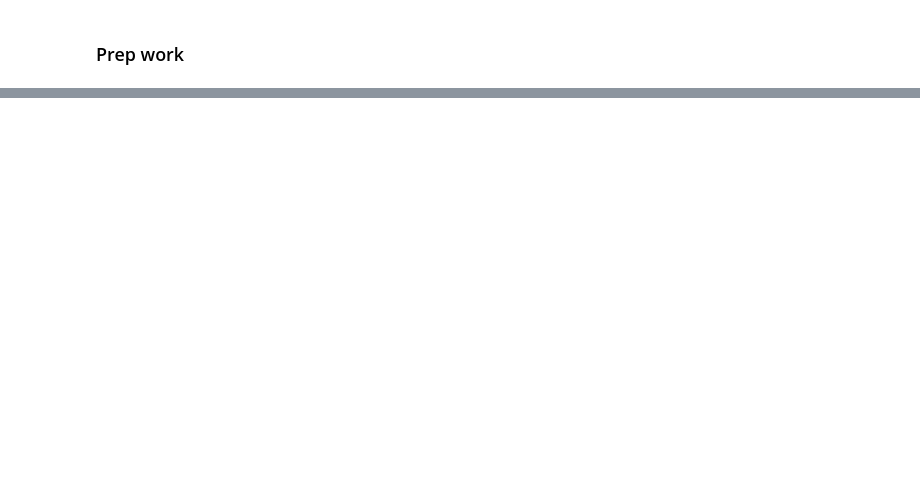
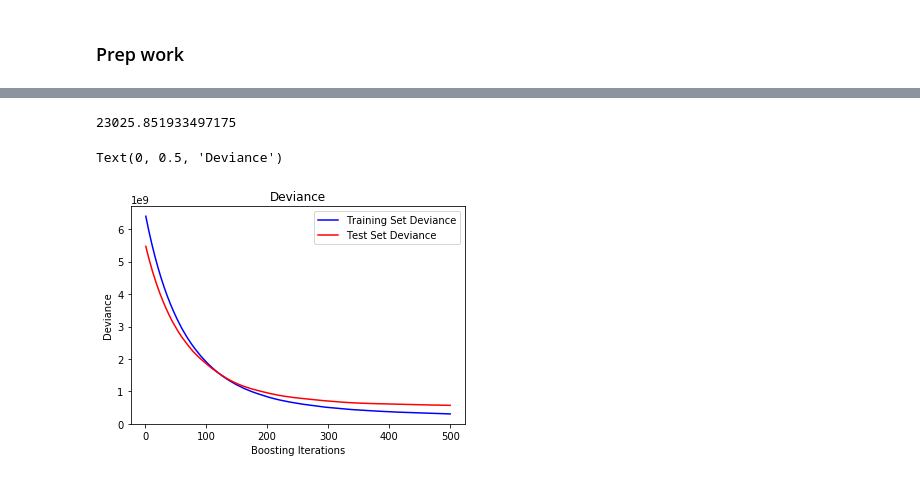
Before and after one commit to Phoebe0222/MLSA-workshops-2020-student, a Jupyter notebook: supervised-learning/workshop-SL02-Regression.ipynb, the cells around one changed output, grey strips where cells are left out. Saved outputs shown, nothing was run; the diff lists cells and outputs as text; code cells hidden in the pictures; blank space fills up the shorter version.

```diff
--- a/supervised-learning/workshop-SL02-Regression.ipynb
+++ b/supervised-learning/workshop-SL02-Regression.ipynb
@@ -37,0 +408,26 @@ Apart from single output regression, there is a more difficult regression proble
+# %%
+# Plot training deviance
+# compute test set deviance
+params = {'n_estimators': 500, 'min_samples_split': 2,
+          'learning_rate': 0.01, 'loss': 'ls'}
+gb = GradientBoostingRegressor(**params)
+gb.fit(X_train,Y_train)
+rmse = math.sqrt(mean_squared_error(Y_test, Y_gb))
+print(rmse)
+test_score = np.zeros((params['n_estimators'],), dtype=np.float64)
+for i, Y_gb in enumerate(gb.staged_predict(X_test)):
+    test_score[i] = gb.loss_(Y_test, Y_gb)
+
+
+plt.title('Deviance')
+plt.plot(np.arange(params['n_estimators']) + 1, gb.train_score_, 'b-',
+         label='Training Set Deviance')
+plt.plot(np.arange(params['n_estimators']) + 1, test_score, 'r-',
+         label='Test Set Deviance')
+plt.legend(loc='upper right')
+plt.xlabel('Boosting Iterations')
+plt.ylabel('Deviance')
+# %% [output]
+23025.851933497175
+Text(0, 0.5, 'Deviance')
+[figure, added]
```
Also changed, not shown: parts of 47 cells of this notebook, 2 other files.
